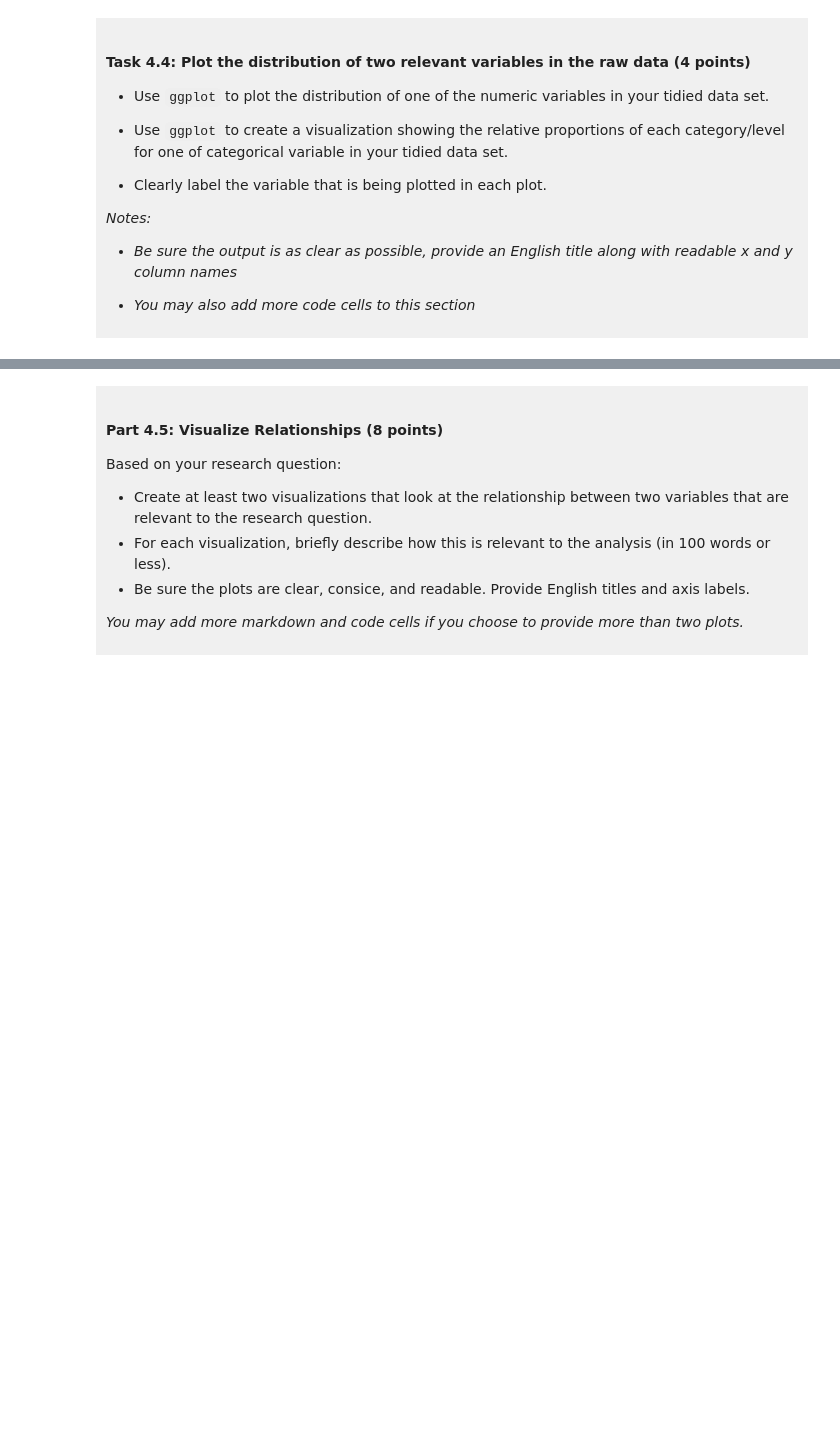
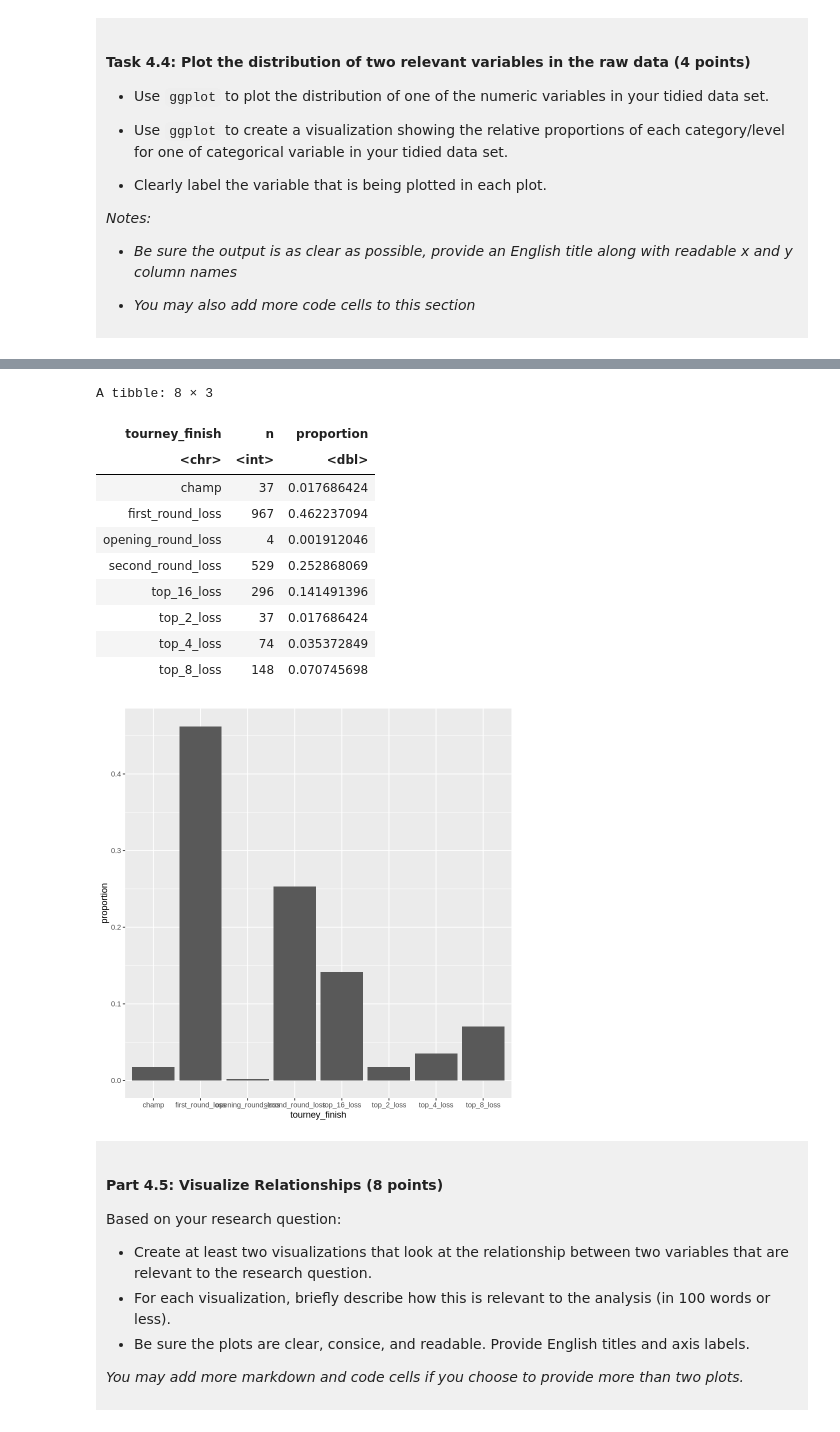
Before and after one commit to tkhtkwhr9135-cmyk/dsci-100-project-takehito-kawahara, a Jupyter notebook: dsci-100-project-notebook.ipynb, the cells around one changed output, grey strips where cells are left out. Cells and saved outputs as stored; diff of their text form; code cells hidden in the pictures; blank space fills up the shorter version.

```diff
--- a/dsci-100-project-notebook.ipynb
+++ b/dsci-100-project-notebook.ipynb
@@ -300,5 +359,29 @@ You will refine your research question (if needed) and produce a tidy data set.
 # %%
-### EDIT THIS CODE CELL FOR PLOT 2 ###
+tourney_finish_count <- tidy_data |>
+    count(tourney_finish)
+
+tourney_finish_count <- tourney_finish_count |>
+    mutate(proportion = n / sum(n))
+
+tourney_finish_count
+
+prop_col <- ggplot(tourney_finish_count, aes(x = tourney_finish, y = proportion)) +
+    geom_bar(stat = "identity")
+
+prop_col
+# %% [output]
+A tibble: 8 × 3
+| tourney_finish | n | proportion |
+| <chr> | <int> | <dbl> |
+| champ | 37 | 0.017686424 |
+| first_round_loss | 967 | 0.462237094 |
+| opening_round_loss | 4 | 0.001912046 |
+| second_round_loss | 529 | 0.252868069 |
+| top_16_loss | 296 | 0.141491396 |
+| top_2_loss | 37 | 0.017686424 |
+| top_4_loss | 74 | 0.035372849 |
+| top_8_loss | 148 | 0.070745698 |
+[figure, added]
 # %% [markdown]
 <div style="background-color: #f0f0f0; padding: 10px;">
 
```
Also changed, not shown: parts of 12 cells of this notebook.
